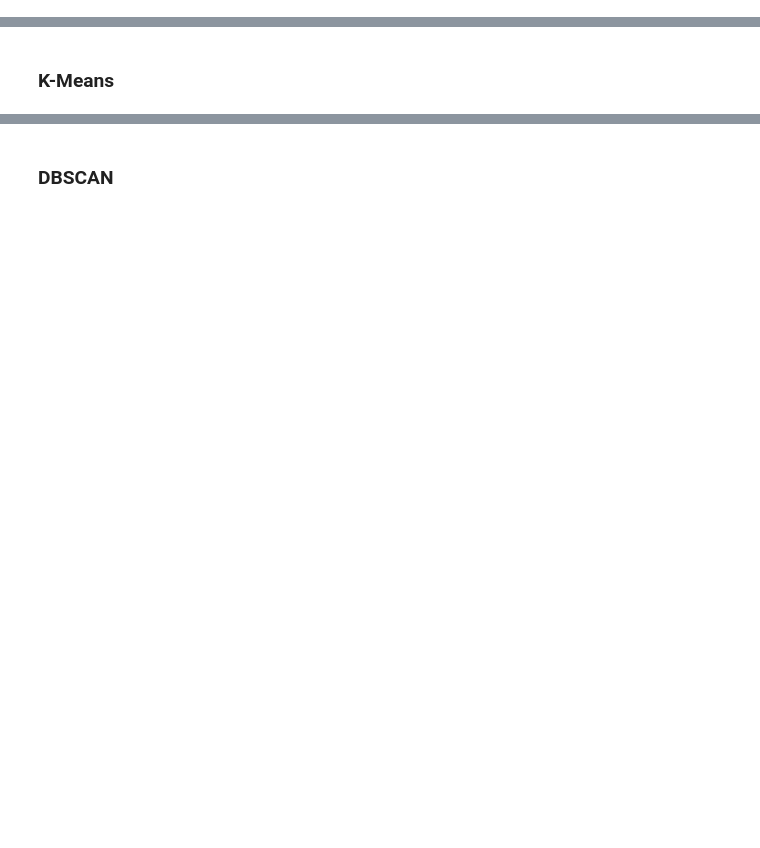
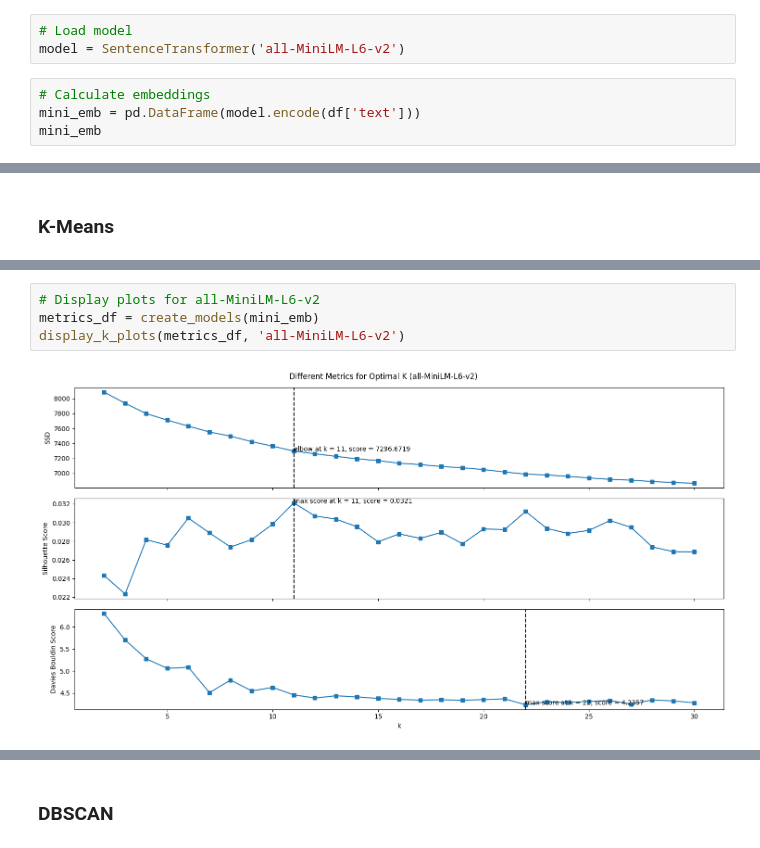
Before and after one commit to nadpierre/wiki-nlp-project, a Jupyter notebook: nlp_project.ipynb, the cells around one changed output, grey strips where cells are left out. Cells and saved outputs as stored; diff of their text form; blank space fills up the shorter version.

```diff
--- a/nlp_project.ipynb
+++ b/nlp_project.ipynb
@@ -234,0 +217,7 @@ tfidf_matrix.shape
+# %%
+# Load model
+model = SentenceTransformer('all-MiniLM-L6-v2')
+# %%
+# Calculate embeddings
+mini_emb = pd.DataFrame(model.encode(df['text']))
+mini_emb
@@ -238,0 +326,6 @@ tfidf_matrix.shape
+# %%
+# Display plots for all-MiniLM-L6-v2
+metrics_df = create_models(mini_emb)
+display_k_plots(metrics_df, 'all-MiniLM-L6-v2')
+# %% [output]
+[figure, added]
```
Also changed, not shown: parts of 31 cells of this notebook, 1 other file.
